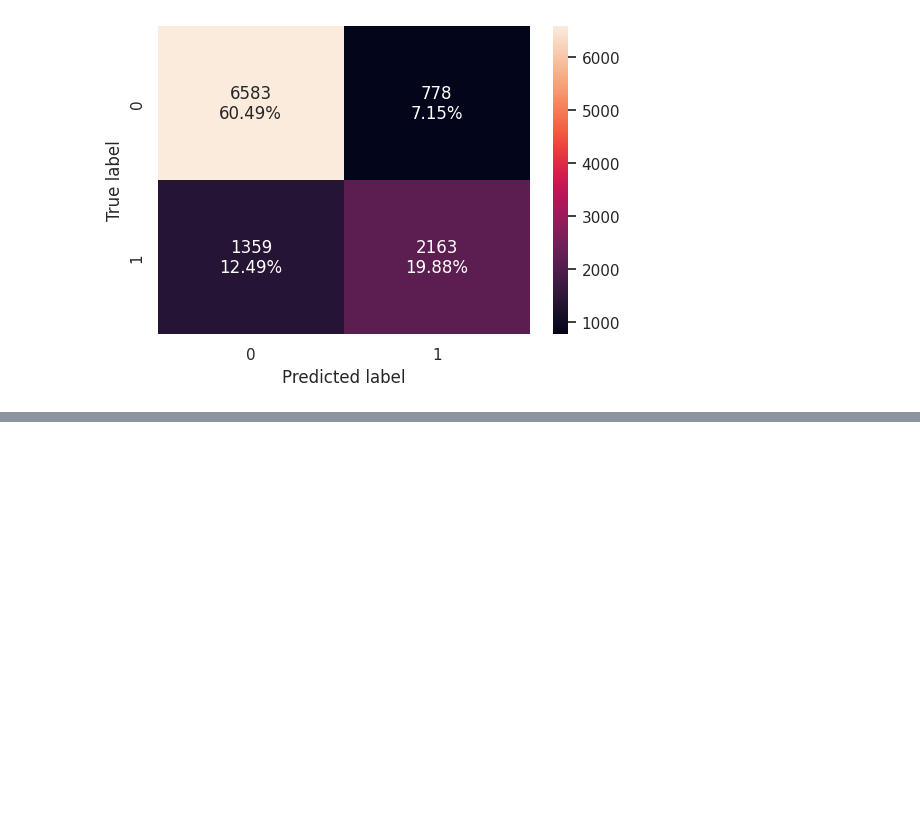
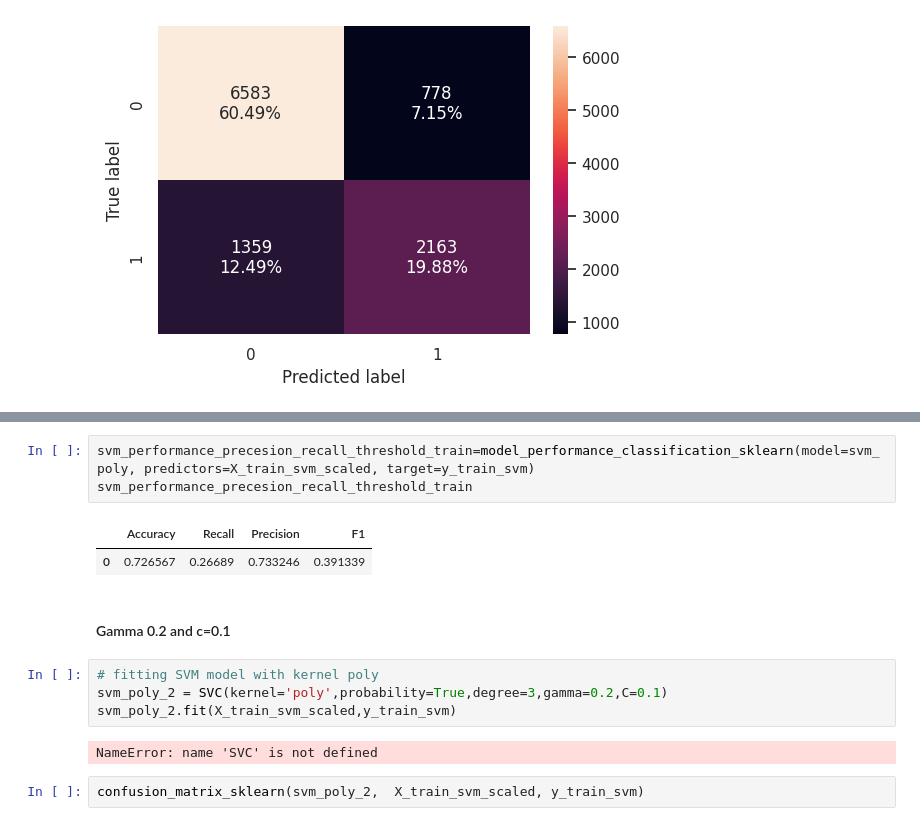
Before and after one commit to Rajesh2015/inn-hotels-bookings, a Jupyter notebook: inn_hotel_bookings_solution.ipynb, the cells around one changed output, grey strips where cells are left out. Saved outputs shown, nothing was run; the diff lists cells and outputs as text; blank space fills up the shorter version.

```diff
--- a/inn_hotel_bookings_solution.ipynb
+++ b/inn_hotel_bookings_solution.ipynb
@@ -2416,0 +2399,16 @@ confusion_matrix_sklearn(svm_poly,  X_train_svm_scaled, y_train_svm)
+# %%
+svm_performance_precesion_recall_threshold_train=model_performance_classification_sklearn(model=svm_poly, predictors=X_train_svm_scaled, target=y_train_svm)
+svm_performance_precesion_recall_threshold_train
+# %% [output]
+|  | Accuracy | Recall | Precision | F1 |
+| 0 | 0.726567 | 0.26689 | 0.733246 | 0.391339 |
+# %% [markdown]
+#### Gamma 0.2 and c=0.1
+# %%
+# fitting SVM model with kernel poly
+svm_poly_2 = SVC(kernel='poly',probability=True,degree=3,gamma=0.2,C=0.1)
+svm_poly_2.fit(X_train_svm_scaled,y_train_svm)
+# %% [output]
+NameError: name 'SVC' is not defined
+# %%
+confusion_matrix_sklearn(svm_poly_2,  X_train_svm_scaled, y_train_svm)
```
Also changed, not shown: parts of 7 cells of this notebook.
